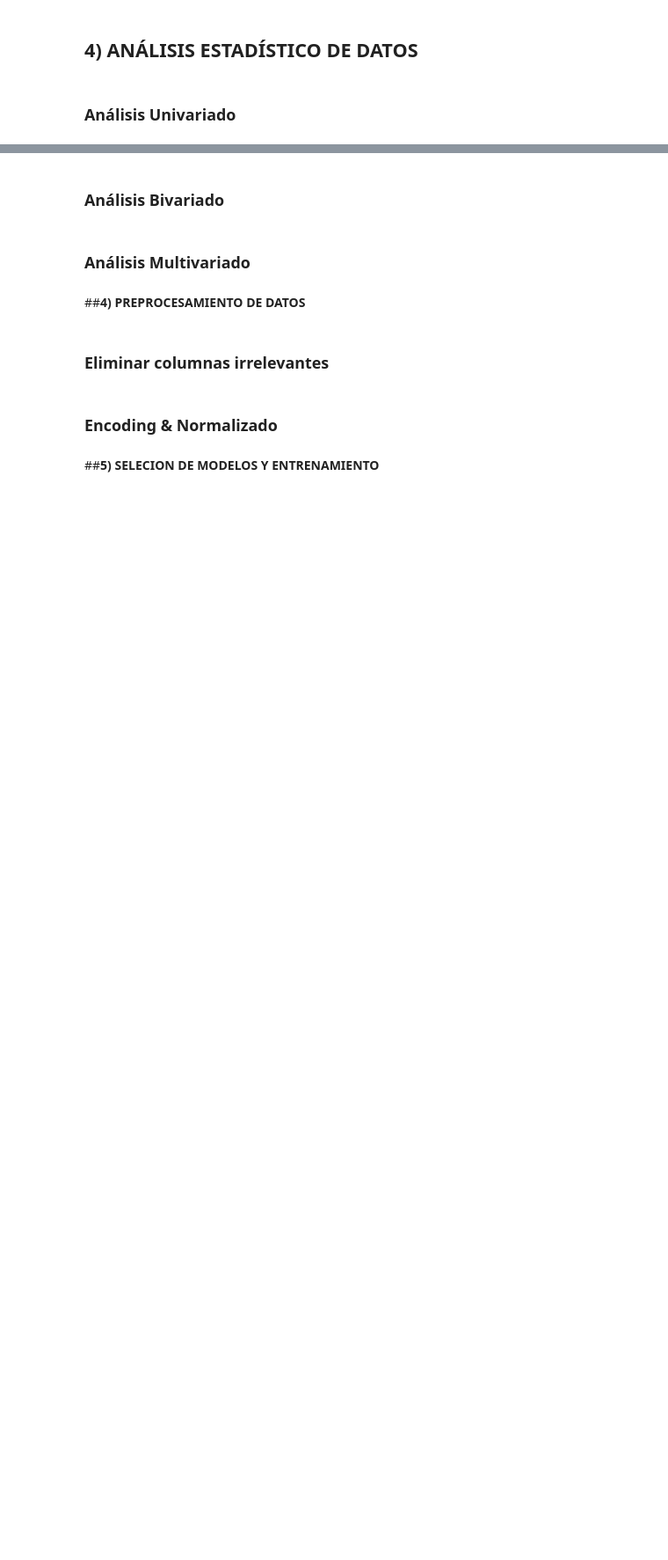
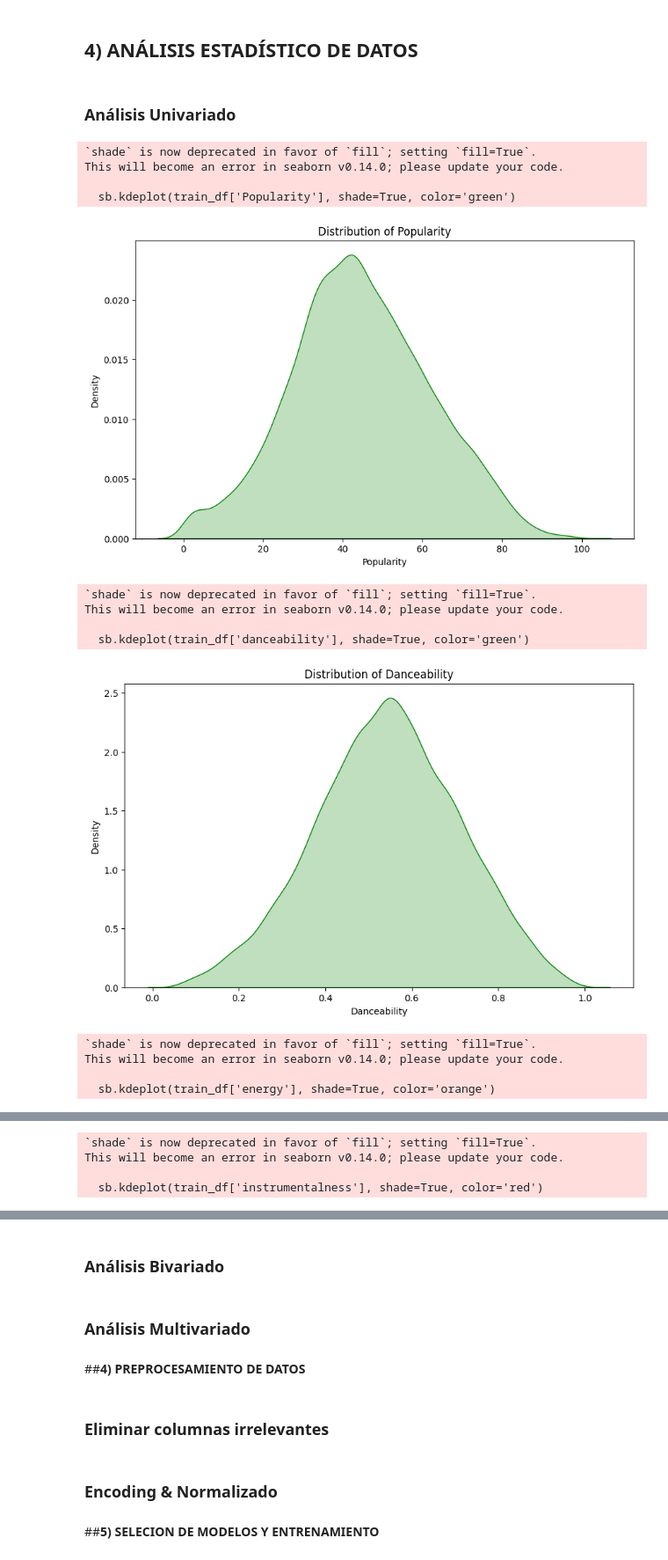
Before and after one commit to Apolo073/Coderhouse_DataScience_EntregaFinal, a Jupyter notebook: Reproducción_Canciones.ipynb, the cells around one changed output, grey strips where cells are left out. Shown at 88% size. Saved outputs shown, nothing was run; the diff lists cells and outputs as text; code cells hidden in the pictures; blank space fills up the shorter version.

```diff
--- a/Reproducción_Canciones.ipynb
+++ b/Reproducción_Canciones.ipynb
@@ -269,3 +346,50 @@ plot_boxplot_outliers(train_df, columnas_outliers)
 ## **4) ANÁLISIS ESTADÍSTICO DE DATOS**
 # %% [markdown]
 ### Análisis Univariado
+# %%
+# Distribión de Popularidad
+plt.figure(figsize=(10,6))
+sb.kdeplot(train_df['Popularity'], shade=True, color='green')
+plt.xlabel('Popularity')
+plt.ylabel('Density')
+plt.title('Distribution of Popularity')
+plt.show()
+
+# Distribución de la Bailabilidad
+plt.figure(figsize=(10,6))
+sb.kdeplot(train_df['danceability'], shade=True, color='green')
+plt.xlabel('Danceability')
+plt.ylabel('Density')
+plt.title('Distribution of Danceability')
+plt.show()
+
+# Distribución de la Energía
+plt.figure(figsize=(10,6))
+sb.kdeplot(train_df['energy'], shade=True, color='orange')
+plt.xlabel('Energy')
+plt.ylabel('Density')
+plt.title('Distribution of  Energy')
+plt.show()
+
+# Distribución de la Instrumentalidad
+plt.figure(figsize=(10,6))
+sb.kdeplot(train_df['instrumentalness'], shade=True, color='red')
+plt.xlabel('Instrumentalness')
+plt.ylabel('Density')
+plt.title('Distribution of Instrumentalness')
+plt.show()
+# %% [output]
+`shade` is now deprecated in favor of `fill`; setting `fill=True`.
+This will become an error in seaborn v0.14.0; please update your code.
+
+  sb.kdeplot(train_df['Popularity'], shade=True, color='green')
+[figure, added]
+`shade` is now deprecated in favor of `fill`; setting `fill=True`.
+This will become an error in seaborn v0.14.0; please update your code.
+
+  sb.kdeplot(train_df['danceability'], shade=True, color='green')
+[figure, added]
+`shade` is now deprecated in favor of `fill`; setting `fill=True`.
+This will become an error in seaborn v0.14.0; please update your code.
+
+  sb.kdeplot(train_df['energy'], shade=True, color='orange')
@@ -271,0 +397,4 @@ plot_boxplot_outliers(train_df, columnas_outliers)
+`shade` is now deprecated in favor of `fill`; setting `fill=True`.
+This will become an error in seaborn v0.14.0; please update your code.
+
+  sb.kdeplot(train_df['instrumentalness'], shade=True, color='red')
```
Also changed, not shown: parts of 6 cells of this notebook.
